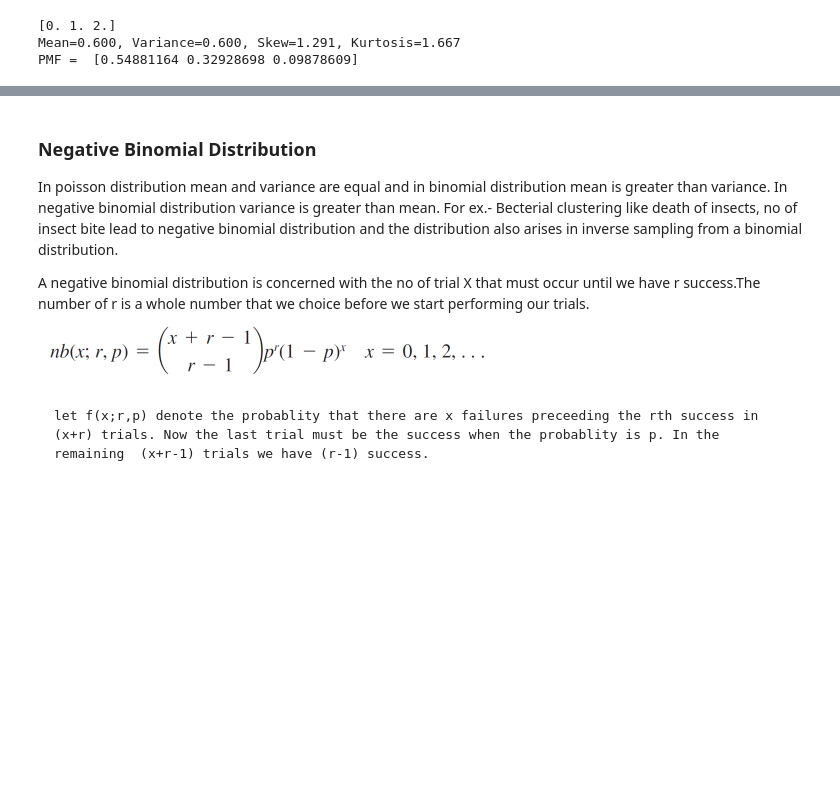
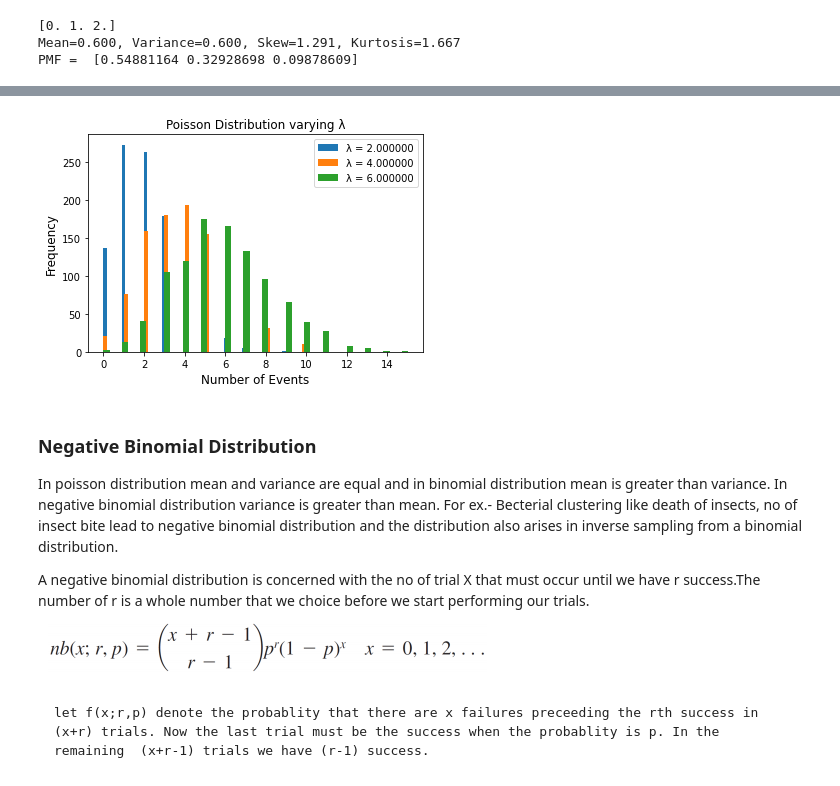
Before and after one commit to himanshu-1205/Statistics, a Jupyter notebook: Statistics/Random Variable and distribution function..ipynb, the cells around one changed output, grey strips where cells are left out. Drawn from its saved outputs; the diff is of its cells as text; code cells hidden in the pictures; blank space fills up the shorter version.

```diff
--- a/Statistics/Random Variable and distribution function..ipynb
+++ b/Statistics/Random Variable and distribution function..ipynb
@@ -341,3 +356,15 @@ plt.show()
+# %%
+import pandas as pd
+for lambd in range(2, 8, 2):
+    poisson_data = stats.poisson.rvs(lambd, size=1000, random_state=0)
+    pd.Series(poisson_data).plot(kind="hist", bins = 50,
+                                  label="λ = {:f}".format(lambd))
+    plt.xlabel('Number of Events', fontsize=12)
+    plt.ylabel('Frequency', fontsize=12)
+    plt.title("Poisson Distribution varying λ")
+    plt.legend()
+# %% [output]
+[figure, added]
 # %% [markdown]
 ### Negative Binomial Distribution
 In poisson distribution mean and variance are equal and in binomial distribution mean is greater than variance.
```
Also changed, not shown: parts of 16 cells of this notebook, 3 other files.
